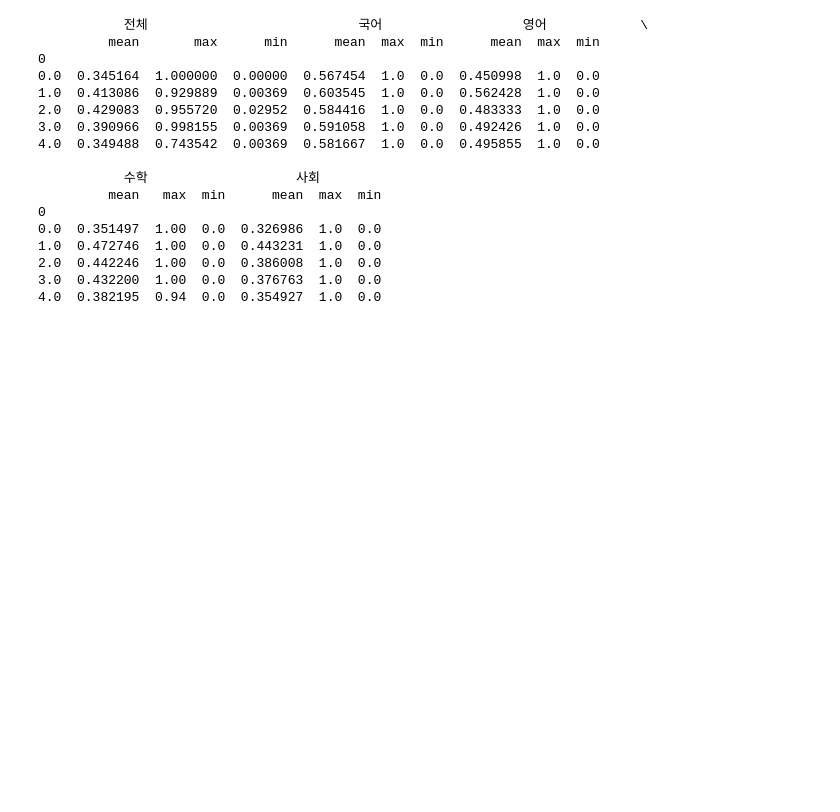
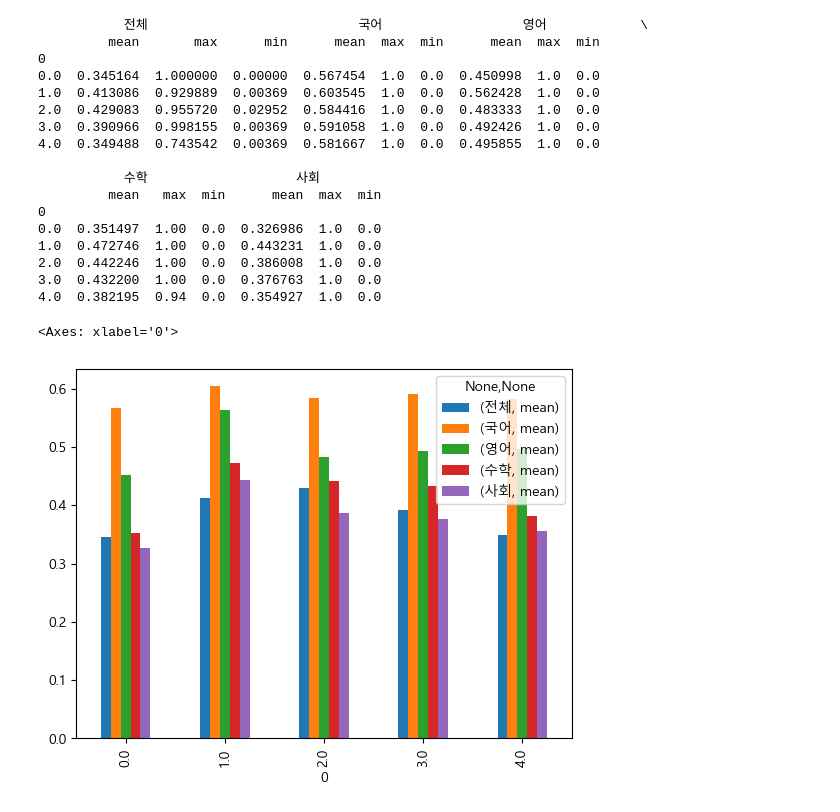
Before and after one commit to gustjr7879/chunjae, a Jupyter notebook: jae23.ipynb, the cells around one changed output. Cells and saved outputs as stored; diff of their text form; code cells hidden in the pictures; blank space fills up the shorter version.

```diff
--- a/jae23.ipynb
+++ b/jae23.ipynb
@@ -798,3 +807,8 @@ print(dataset4.groupby('0').agg({'전체' : ['mean','max','min'],'국어' : ['me
 2.0  0.442246  1.00  0.0  0.386008  1.0  0.0
 3.0  0.432200  1.00  0.0  0.376763  1.0  0.0
 4.0  0.382195  0.94  0.0  0.354927  1.0  0.0
+# %%
+dataset4.groupby('0').agg({'전체' : ['mean'],'국어' : ['mean'],'영어' : ['mean'],'수학' : ['mean'],'사회' : ['mean']}).plot(kind='bar')
+# %% [output]
+<Axes: xlabel='0'>
+[figure, added]
```
Also changed, not shown: parts of 8 cells of this notebook.
